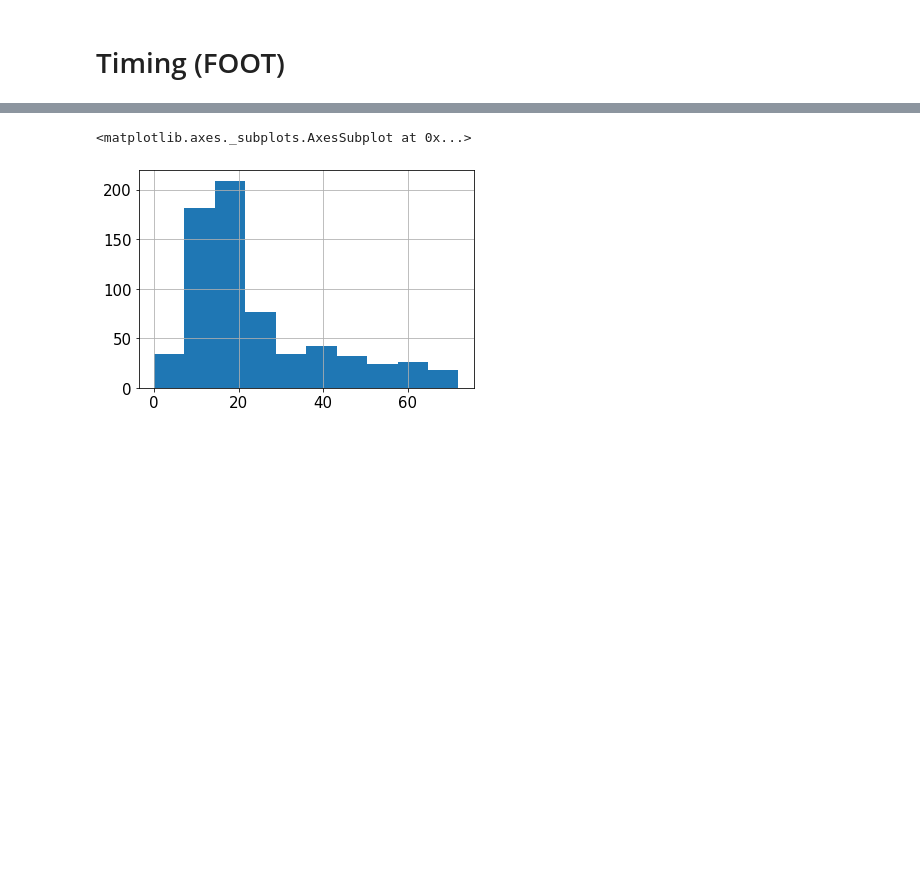
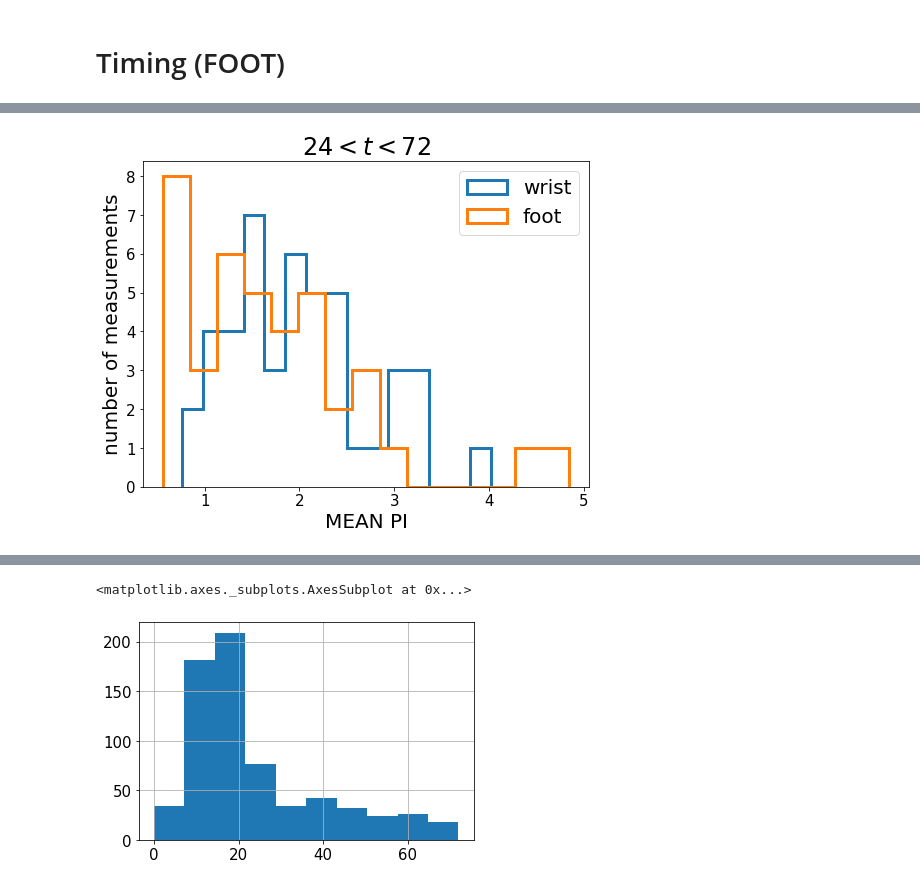
Before and after one commit to shisteve/NHS, a Jupyter notebook: 009_counting.ipynb, the cells around one changed output, grey strips where cells are left out. Saved outputs shown, nothing was run; the diff lists cells and outputs as text; code cells hidden in the pictures; blank space fills up the shorter version.

```diff
--- a/009_counting.ipynb
+++ b/009_counting.ipynb
@@ -432,0 +592,11 @@ NOTE THAT BABIES CAN BELONG TO BOTH CATEGORIES AS THEY CAN HAVE MEASUREMENTS BEF
+# %%
+plt.figure(figsize=(8,6))
+plt.hist(pi72_w,bins=15,histtype='step',lw=3,label='wrist')
+plt.hist(pi72_f,bins=15,histtype='step',lw=3,label='foot')
+plt.xlabel('MEAN PI')
+plt.ylabel('number of measurements')
+plt.title(r'$24<t<72$')
+plt.legend()
+plt.show()
+# %% [output]
+[figure, added]
```
Also changed, not shown: parts of 22 cells of this notebook.
